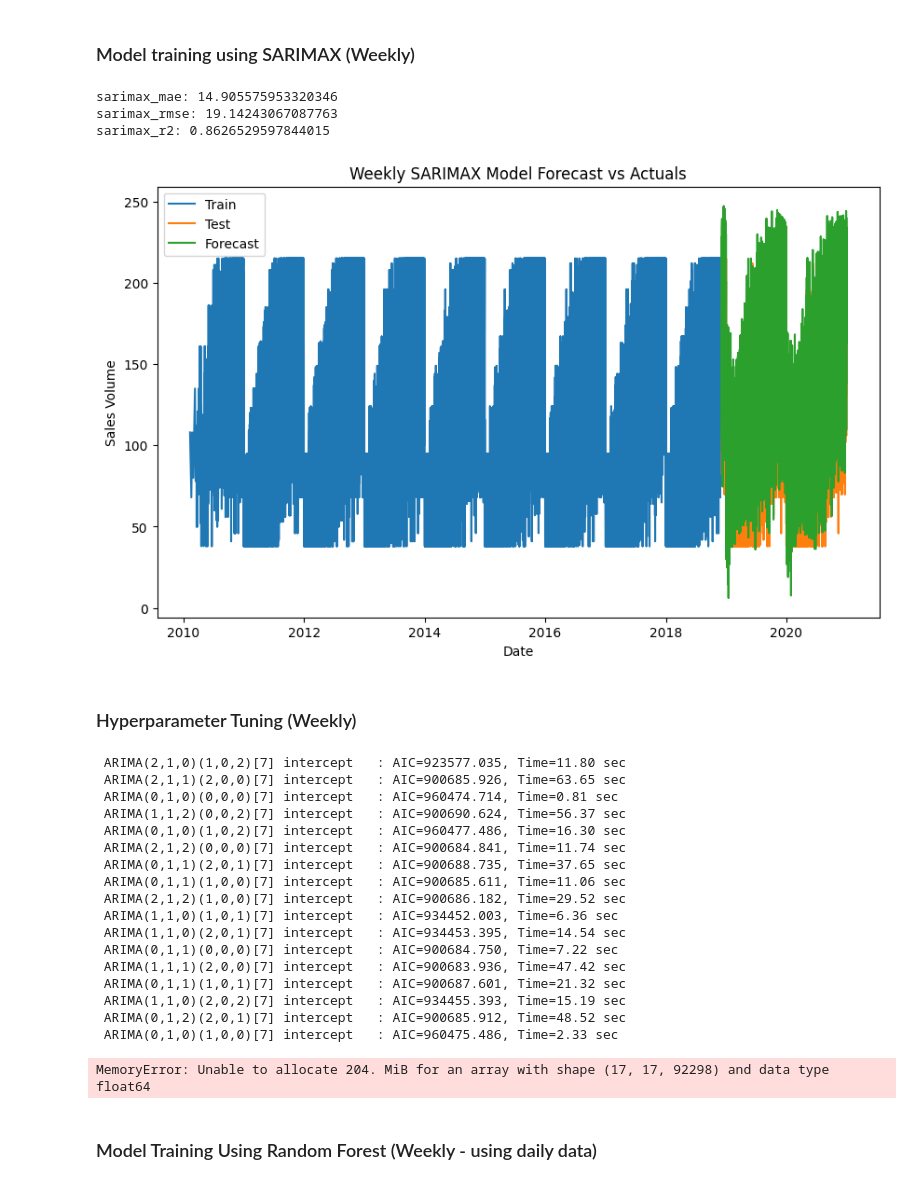
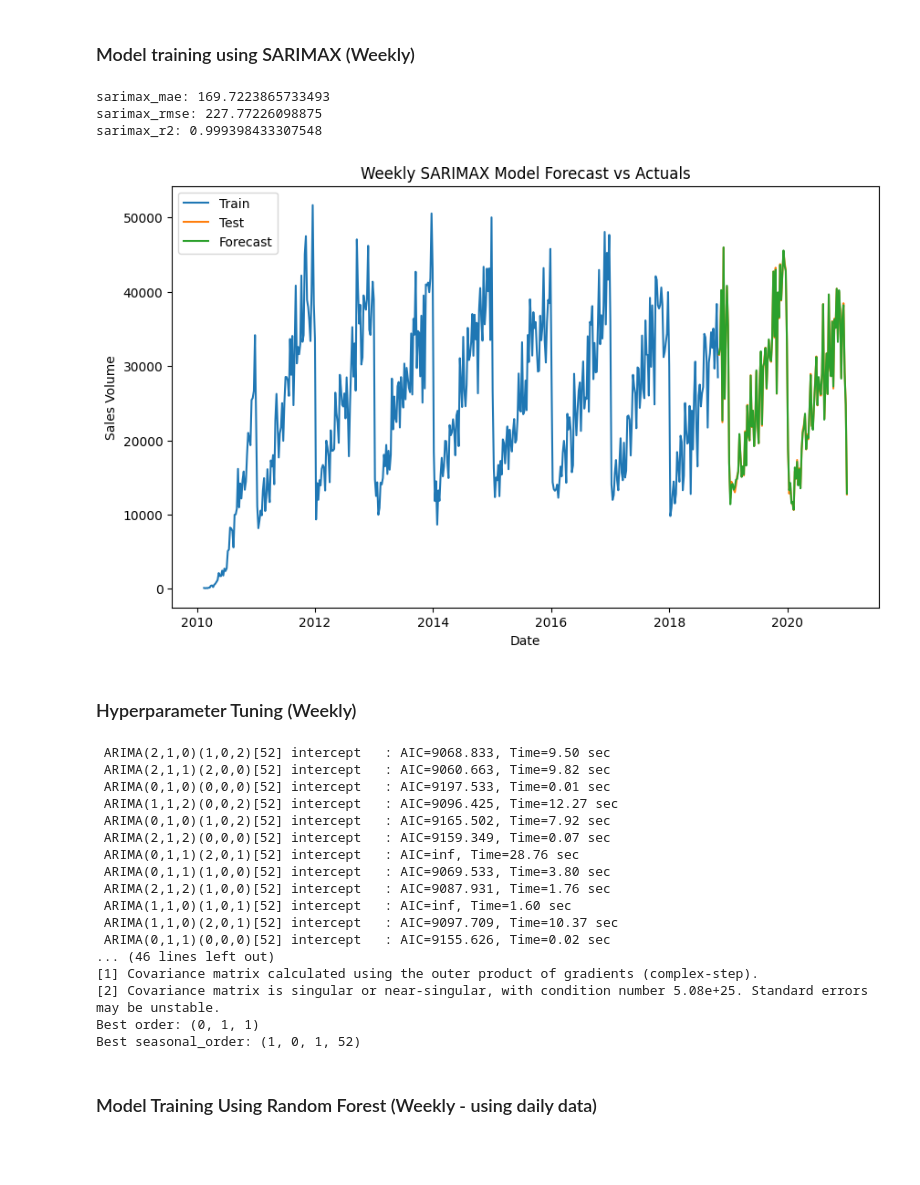
Before and after one commit to mongare70/ElectroTech-Forecasting-Data, a Jupyter notebook: model/model.ipynb, the cells around one changed output. Cells and saved outputs as stored; diff of their text form; code cells hidden in the pictures; blank space fills up the shorter version.

```diff
--- a/model/model.ipynb
+++ b/model/model.ipynb
@@ -29,7 +29,7 @@ Index(['Product_ID', 'Category', 'Price', 'Date', 'Season',
 # %% [markdown]
 ### Remove misleading columns
 # %%
-data.drop(columns=['Recency', 'Frequency', 'Monetary'], inplace=True)
+data.drop(columns=['Recency', 'Frequency', 'Monetary', 'Total_Amount'], inplace=True)
 # %%
 data['Product_Specification_1'].value_counts()
 # %% [output]
@@ -129,20 +124,21 @@ category_cols = [col for col in data.columns if col.startswith('Category_')]
 season_cols = [col for col in data.columns if col.startswith('Season_')]
 product_specification_2_cols = [col for col in data.columns if col.startswith('Product_Specification_2_')]
 
+
 exog_features = top_features + category_cols + season_cols + product_specification_2_cols
 
 data = data.set_index('Date')
 
-target = data['Sales_Volume']
-exog = data[exog_features]
+weekly_target = data['Sales_Volume'].resample('W').sum()
+weekly_exog = data[exog_features].resample('W').sum()
 
-train_size = int(len(target) * 0.8)
+train_size = int(len(weekly_target) * 0.8)
 
-X_train = exog.iloc[:train_size]
-y_train = target.iloc[:train_size]
+X_train = weekly_exog.iloc[:train_size]
+y_train = weekly_target.iloc[:train_size]
 
-X_test = exog.iloc[train_size:]
-y_test = target.iloc[train_size:]
+X_test = weekly_exog.iloc[train_size:]
+y_test = weekly_target.iloc[train_size:]
 # %%
 print(len(X_train), len(y_train), len(X_test), len(y_test))
 # %% [output]
@@ -161,8 +157,8 @@ with mlflow.start_run(run_name="Weekly SARIMAX model"):
     sarimax_model = SARIMAX(
         endog=y_train,
         exog=X_train,
-        order=(1, 1, 1),
-        seasonal_order=(2, 0, 0, 7),
+        order=(1, 0, 1),
+        seasonal_order=(2, 0, 0, 52),
     ).fit(disp=False)
 
     sarimax_forecast = sarimax_model.forecast(steps=len(y_test), exog=X_test)
@@ -171,39 +167,39 @@ with mlflow.start_run(run_name="Weekly SARIMAX model"):
     sarimax_r2 = r2_score(y_test, sarimax_forecast)
 
     print("sarimax_mae:", sarimax_mae)
     print("sarimax_rmse:", sarimax_rmse)
     print("sarimax_r2:", sarimax_r2)
 
-    mlflow.log_param("order", (1, 1, 1))
-    mlflow.log_param("seasonal_order", (2, 0, 0, 7))
+    mlflow.log_param("order", (1, 0, 1))
+    mlflow.log_param("seasonal_order", (2, 0, 0, 52))
     mlflow.log_param("exog_features", exog_features)
 
     mlflow.log_metric("MAE", sarimax_mae)
     mlflow.log_metric("RMSE", sarimax_rmse)
     mlflow.log_metric("R2", sarimax_r2)
 
     with open("weekly_sarimax_model.pkl", "wb") as f:
         pickle.dump(sarimax_model, f)
 
     mlflow.log_artifact("weekly_sarimax_model.pkl")
 
     plt.figure(figsize=(10, 6))
     plt.plot(y_train.index, y_train, label="Train")  # train
     plt.plot(y_test.index, y_test, label="Test")  # test
     plt.plot(y_test.index, sarimax_forecast, label="Forecast")  # forecast
     plt.legend()
     plt.title("Weekly SARIMAX Model Forecast vs Actuals")
     plt.xlabel("Date")
     plt.ylabel("Sales Volume")
     plt.savefig("weekly_sales_volume_sarimax_forecast.png")
 
     mlflow.log_artifact("weekly_sales_volume_sarimax_forecast.png")
     plt.show()
 # %% [output]
-sarimax_mae: 14.905575953320346
-sarimax_rmse: 19.14243067087763
-sarimax_r2: 0.8626529597844015
+sarimax_mae: 169.7223865733493
+sarimax_rmse: 227.77226098875
+sarimax_r2: 0.999398433307548
-[figure, old version]
+[figure, new version]
 # %% [markdown]
 ### Hyperparameter Tuning (Weekly)
 # %%
@@ -213,7 +209,7 @@ model = auto_arima(
     y_train,
     exogenous=X_train,
     seasonal=True,
-    m=7,
+    m=52,
     start_p=0, max_p=2,
     start_q=0, max_q=2,
     start_P=0, max_P=2,
@@ -234,24 +230,23 @@ print(model.summary())
 print(f"Best order: {model.order}")
 print(f"Best seasonal_order: {model.seasonal_order}")
 # %% [output]
- ARIMA(2,1,0)(1,0,2)[7] intercept   : AIC=923577.035, Time=11.80 sec
- ARIMA(2,1,1)(2,0,0)[7] intercept   : AIC=900685.926, Time=63.65 sec
- ARIMA(0,1,0)(0,0,0)[7] intercept   : AIC=960474.714, Time=0.81 sec
- ARIMA(1,1,2)(0,0,2)[7] intercept   : AIC=900690.624, Time=56.37 sec
- ARIMA(0,1,0)(1,0,2)[7] intercept   : AIC=960477.486, Time=16.30 sec
- ARIMA(2,1,2)(0,0,0)[7] intercept   : AIC=900684.841, Time=11.74 sec
- ARIMA(0,1,1)(2,0,1)[7] intercept   : AIC=900688.735, Time=37.65 sec
- ARIMA(0,1,1)(1,0,0)[7] intercept   : AIC=900685.611, Time=11.06 sec
- ARIMA(2,1,2)(1,0,0)[7] intercept   : AIC=900686.182, Time=29.52 sec
- ARIMA(1,1,0)(1,0,1)[7] intercept   : AIC=934452.003, Time=6.36 sec
- ARIMA(1,1,0)(2,0,1)[7] intercept   : AIC=934453.395, Time=14.54 sec
- ARIMA(0,1,1)(0,0,0)[7] intercept   : AIC=900684.750, Time=7.22 sec
- ARIMA(1,1,1)(2,0,0)[7] intercept   : AIC=900683.936, Time=47.42 sec
- ARIMA(0,1,1)(1,0,1)[7] intercept   : AIC=900687.601, Time=21.32 sec
- ARIMA(1,1,0)(2,0,2)[7] intercept   : AIC=934455.393, Time=15.19 sec
- ARIMA(0,1,2)(2,0,1)[7] intercept   : AIC=900685.912, Time=48.52 sec
- ARIMA(0,1,0)(1,0,0)[7] intercept   : AIC=960475.486, Time=2.33 sec
+ ARIMA(2,1,0)(1,0,2)[52] intercept   : AIC=9068.833, Time=9.50 sec
+ ARIMA(2,1,1)(2,0,0)[52] intercept   : AIC=9060.663, Time=9.82 sec
+ ARIMA(0,1,0)(0,0,0)[52] intercept   : AIC=9197.533, Time=0.01 sec
+ ARIMA(1,1,2)(0,0,2)[52] intercept   : AIC=9096.425, Time=12.27 sec
+ ARIMA(0,1,0)(1,0,2)[52] intercept   : AIC=9165.502, Time=7.92 sec
+ ARIMA(2,1,2)(0,0,0)[52] intercept   : AIC=9159.349, Time=0.07 sec
+ ARIMA(0,1,1)(2,0,1)[52] intercept   : AIC=inf, Time=28.76 sec
+ ARIMA(0,1,1)(1,0,0)[52] intercept   : AIC=9069.533, Time=3.80 sec
+ ARIMA(2,1,2)(1,0,0)[52] intercept   : AIC=9087.931, Time=1.76 sec
+ ARIMA(1,1,0)(1,0,1)[52] intercept   : AIC=inf, Time=1.60 sec
+ ARIMA(1,1,0)(2,0,1)[52] intercept   : AIC=9097.709, Time=10.37 sec
+ ARIMA(0,1,1)(0,0,0)[52] intercept   : AIC=9155.626, Time=0.02 sec
+... (46 lines left out)
+[1] Covariance matrix calculated using the outer product of gradients (complex-step).
+[2] Covariance matrix is singular or near-singular, with condition number 5.08e+25. Standard errors may be unstable.
+Best order: (0, 1, 1)
+Best seasonal_order: (1, 0, 1, 52)
-MemoryError: Unable to allocate 204. MiB for an array with shape (17, 17, 92298) and data type float64
 # %% [markdown]
 ### Model Training Using Random Forest (Weekly - using daily data)
 # %%
```
Also changed, not shown: parts of 25 cells of this notebook, 12 other files.
